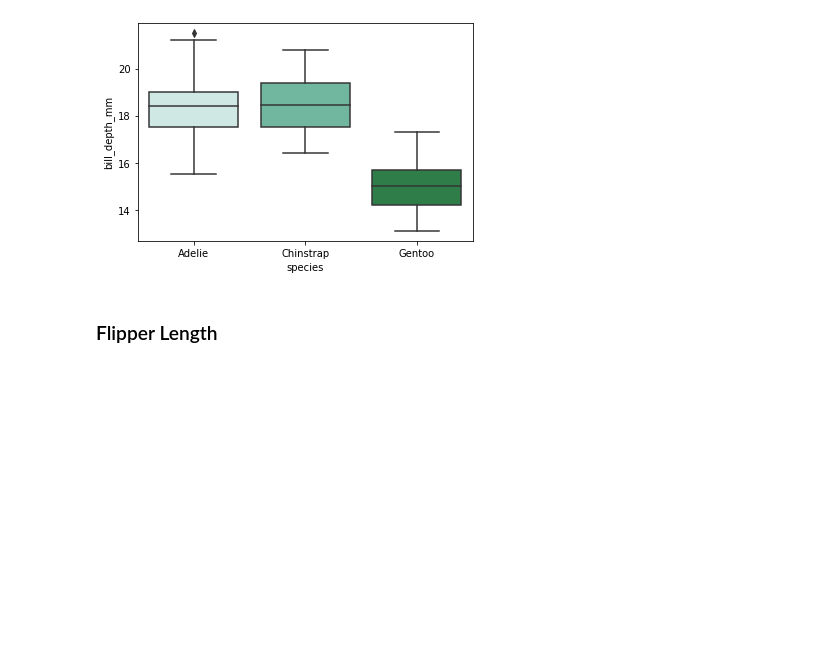
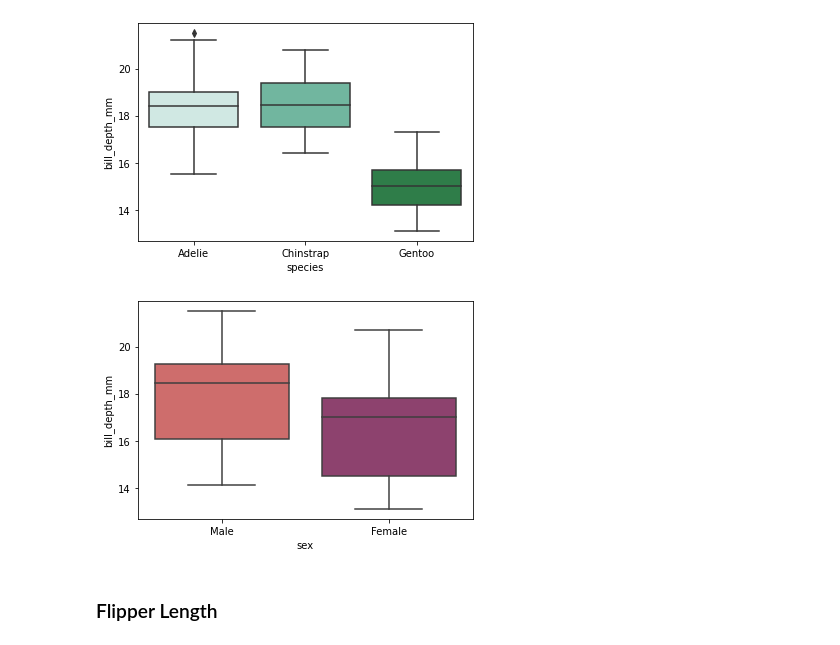
Before and after one commit to Mmarcos01/data-visualization, a Jupyter notebook: viz-a.ipynb, the cells around one changed output. Cells and saved outputs as stored; diff of their text form; code cells hidden in the pictures; blank space fills up the shorter version.

```diff
--- a/viz-a.ipynb
+++ b/viz-a.ipynb
@@ -148,6 +144,10 @@ sns.displot(data=df, x='bill_depth_mm', hue='species', kind='kde', palette='dark
 sns.boxplot(data=df, x='species', y='bill_depth_mm', palette='BuGn');
 # %% [output]
 [figure]
+# %%
+sns.boxplot(data=df, x='sex', y='bill_depth_mm', palette='flare');
+# %% [output]
+[figure, added]
 # %% [markdown]
 ### Flipper Length
 # %%
```
Also changed, not shown: parts of 5 cells of this notebook.
